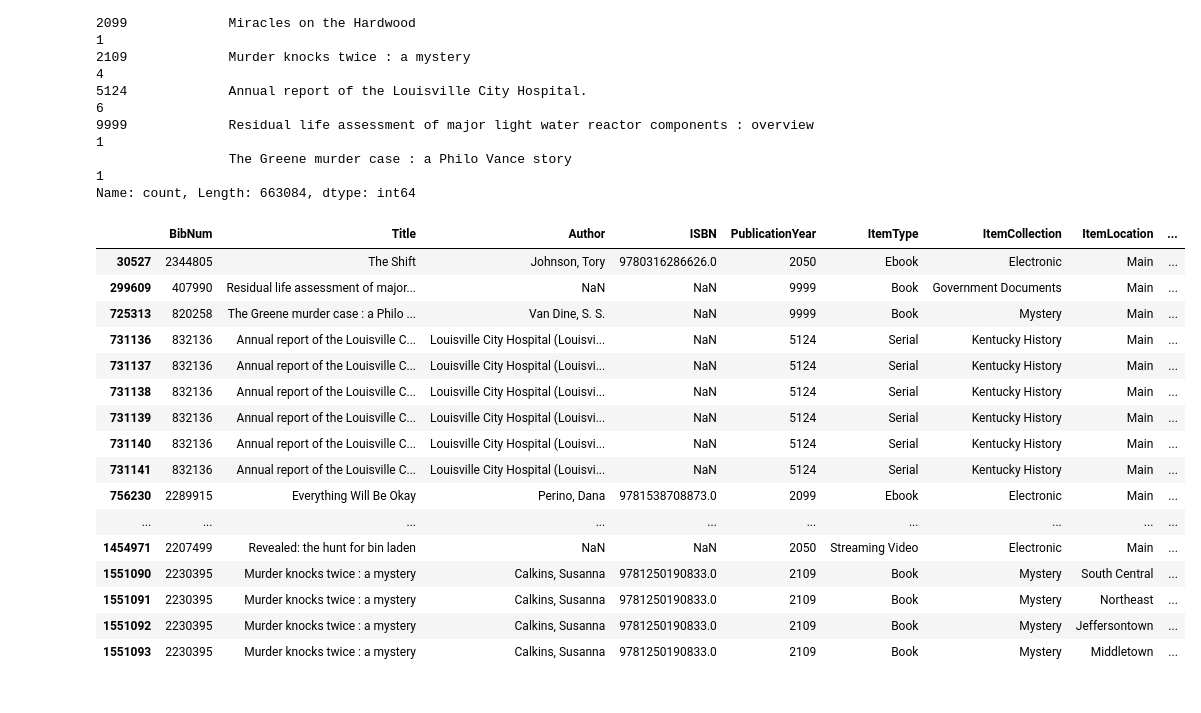
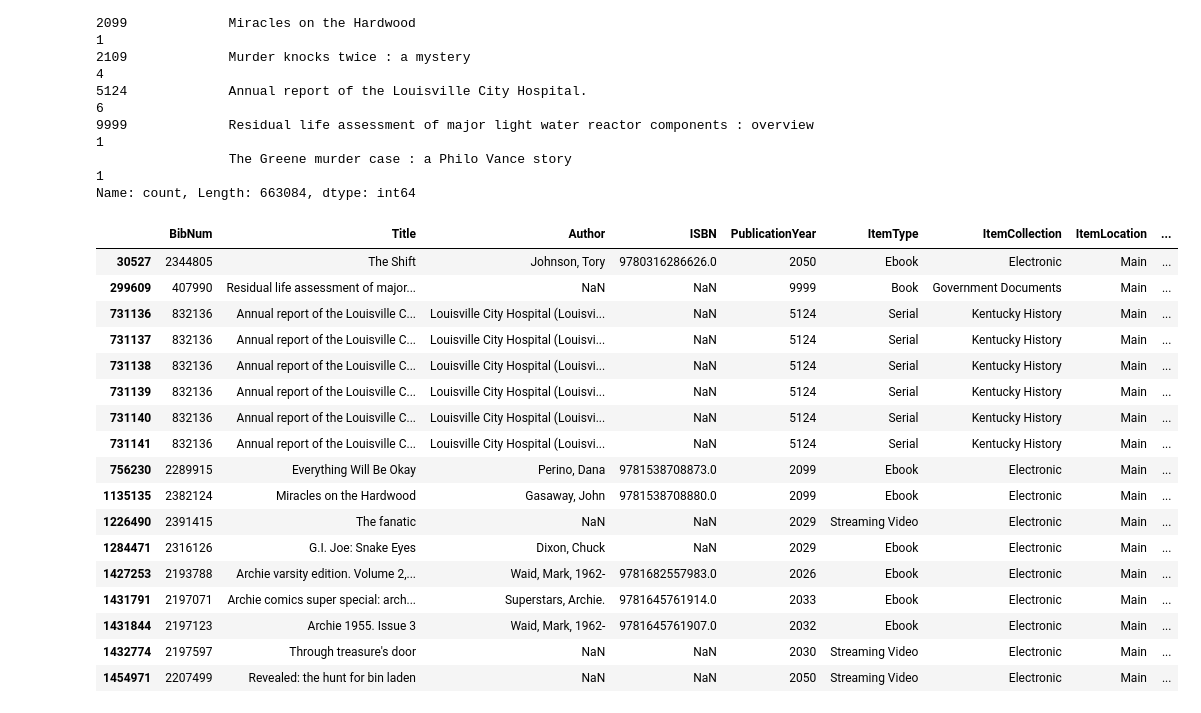
Before and after one commit to btl930/louisville_library_inventory_analysis, a Jupyter notebook: louisville_library_inventory_analysis.ipynb, the cells around one changed output. Cells and saved outputs as stored; diff of their text form; code cells hidden in the pictures.

Commit message:
updating publication years

```diff
--- a/louisville_library_inventory_analysis.ipynb
+++ b/louisville_library_inventory_analysis.ipynb
@@ -280,13 +280,12 @@ PublicationYear  Title
                  The Greene murder case : a Philo Vance story                                     1
 Name: count, Length: 663084, dtype: int64
 # %%
-odd_pub_yr = df[df['PublicationYear'] >= 2025]
+odd_pub_yr = df[df['PublicationYear'] > 2025]
 odd_pub_yr
 # %% [output]
 |  | BibNum | Title | Author | ISBN | PublicationYear | ItemType | ItemCollection | ItemLocation | ... |
 | 30527 | 2344805 | The Shift | Johnson, Tory | 9780316286626.0 | 2050 | Ebook | Electronic | Main | ... |
 | 299609 | 407990 | Residual life assessment of major... | NaN | NaN | 9999 | Book | Government Documents | Main | ... |
-| 725313 | 820258 | The Greene murder case : a Philo ... | Van Dine, S. S. | NaN | 9999 | Book | Mystery | Main | ... |
 | 731136 | 832136 | Annual report of the Louisville C... | Louisville City Hospital (Louisvi... | NaN | 5124 | Serial | Kentucky History | Main | ... |
 | 731137 | 832136 | Annual report of the Louisville C... | Louisville City Hospital (Louisvi... | NaN | 5124 | Serial | Kentucky History | Main | ... |
 | 731138 | 832136 | Annual report of the Louisville C... | Louisville City Hospital (Louisvi... | NaN | 5124 | Serial | Kentucky History | Main | ... |
@@ -294,9 +293,11 @@ odd_pub_yr
 | 731140 | 832136 | Annual report of the Louisville C... | Louisville City Hospital (Louisvi... | NaN | 5124 | Serial | Kentucky History | Main | ... |
 | 731141 | 832136 | Annual report of the Louisville C... | Louisville City Hospital (Louisvi... | NaN | 5124 | Serial | Kentucky History | Main | ... |
 | 756230 | 2289915 | Everything Will Be Okay | Perino, Dana | 9781538708873.0 | 2099 | Ebook | Electronic | Main | ... |
-| ... | ... | ... | ... | ... | ... | ... | ... | ... | ... |
+| 1135135 | 2382124 | Miracles on the Hardwood | Gasaway, John | 9781538708880.0 | 2099 | Ebook | Electronic | Main | ... |
+| 1226490 | 2391415 | The fanatic | NaN | NaN | 2029 | Streaming Video | Electronic | Main | ... |
+| 1284471 | 2316126 | G.I. Joe: Snake Eyes | Dixon, Chuck | NaN | 2029 | Ebook | Electronic | Main | ... |
+| 1427253 | 2193788 | Archie varsity edition. Volume 2,... | Waid, Mark, 1962- | 9781682557983.0 | 2026 | Ebook | Electronic | Main | ... |
+| 1431791 | 2197071 | Archie comics super special: arch... | Superstars, Archie. | 9781645761914.0 | 2033 | Ebook | Electronic | Main | ... |
+| 1431844 | 2197123 | Archie 1955. Issue 3 | Waid, Mark, 1962- | 9781645761907.0 | 2032 | Ebook | Electronic | Main | ... |
+| 1432774 | 2197597 | Through treasure's door | NaN | NaN | 2030 | Streaming Video | Electronic | Main | ... |
 | 1454971 | 2207499 | Revealed: the hunt for bin laden | NaN | NaN | 2050 | Streaming Video | Electronic | Main | ... |
-| 1551090 | 2230395 | Murder knocks twice : a mystery | Calkins, Susanna | 9781250190833.0 | 2109 | Book | Mystery | South Central | ... |
-| 1551091 | 2230395 | Murder knocks twice : a mystery | Calkins, Susanna | 9781250190833.0 | 2109 | Book | Mystery | Northeast | ... |
-| 1551092 | 2230395 | Murder knocks twice : a mystery | Calkins, Susanna | 9781250190833.0 | 2109 | Book | Mystery | Jeffersontown | ... |
-| 1551093 | 2230395 | Murder knocks twice : a mystery | Calkins, Susanna | 9781250190833.0 | 2109 | Book | Mystery | Middletown | ... |
```
Also changed, not shown: parts of 6 cells of this notebook.
